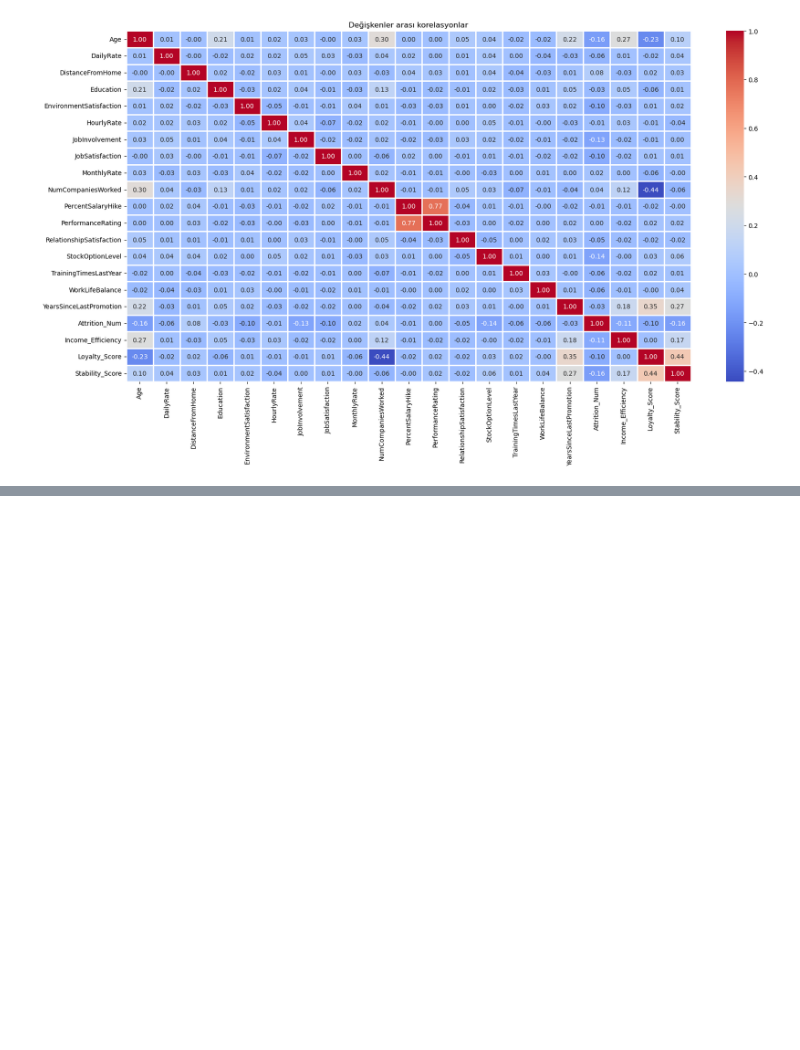
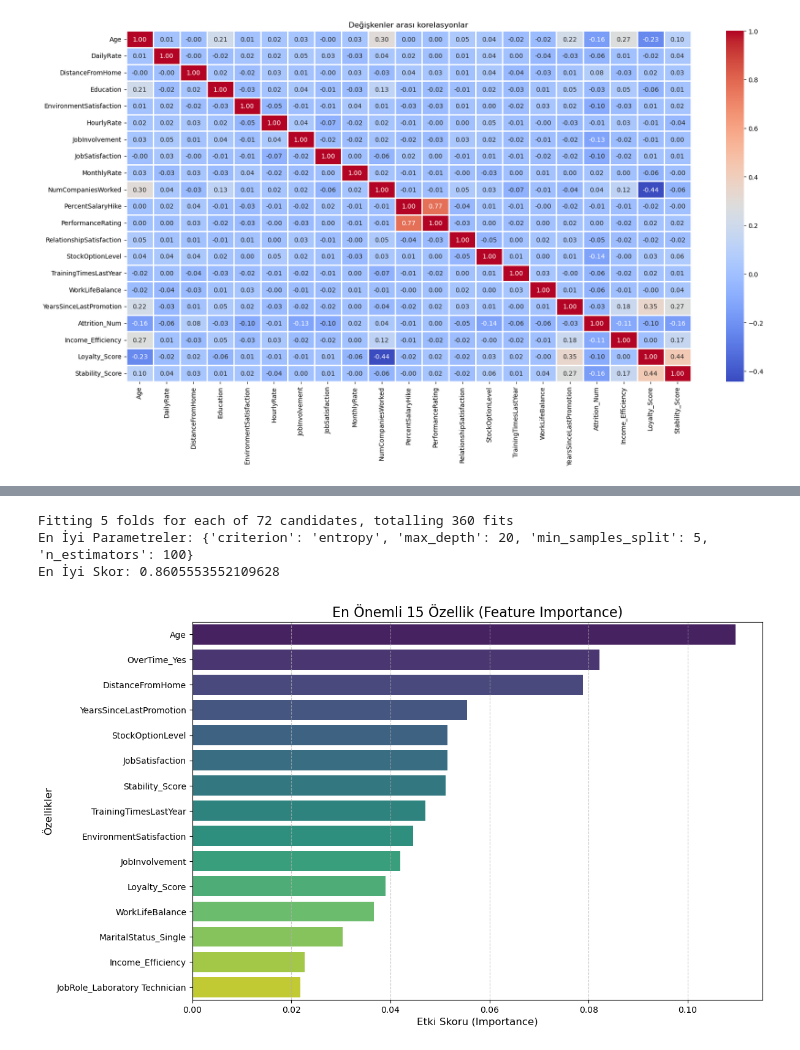
Before and after one commit to HalitBatuhanASLAN/ML_Learning, a Jupyter notebook: TechAcademyKodlar/Proje/HR-Employee-Attrition.ipynb, the cells around one changed output, grey strips where cells are left out. Saved outputs shown, nothing was run; the diff lists cells and outputs as text; code cells hidden in the pictures; blank space fills up the shorter version.

```diff
--- a/TechAcademyKodlar/Proje/Untitled.ipynb
+++ b/TechAcademyKodlar/Proje/HR-Employee-Attrition.ipynb
@@ -458,0 +546,5 @@ plt.show()
+# %%
+X = df.drop("Attrition_Num", axis = 1)
+y = df["Attrition_Num"]
+
+X_train, X_test, y_train, y_test = train_test_split(X,y,test_size= 0.2,random_state = 42)
@@ -458,0 +595,48 @@ plt.show()
+# %%
+rf = RandomForestClassifier(random_state=42)
+grid_search = GridSearchCV(estimator=rf, param_grid=param_grid, cv=5, n_jobs=-1, verbose=2)
+
+# 3. En iyi parametreleri bulmak için eğit
+grid_search.fit(X_train, y_train)
+
+# 4. En iyi sonuçları yazdır
+print("En İyi Parametreler:", grid_search.best_params_)
+print("En İyi Skor:", grid_search.best_score_)
+# %% [output]
+Fitting 5 folds for each of 72 candidates, totalling 360 fits
+En İyi Parametreler: {'criterion': 'entropy', 'max_depth': 20, 'min_samples_split': 5, 'n_estimators': 100}
+En İyi Skor: 0.8605553552109628
+# %%
+# şimdide en iyi sonu için tekrar eğitim ve görselleştirmeler
+import matplotlib.pyplot as plt
+import seaborn as sns
+
+# 1. En iyi parametrelerle modeli eğitmiş olduğunu varsayıyorum
+# best_rf.fit(X_train, y_train)
+
+# 2. Özellik önemlerini al
+importances = best_rf.feature_importances_
+feature_names = X.columns
+feature_importance_df = pd.DataFrame({'Feature': feature_names, 'Importance': importances})
+feature_importance_df = feature_importance_df.sort_values(by='Importance', ascending=False)
+
+# 3. Görselleştirme (Uyarıyı gideren güncel versiyon)
+plt.figure(figsize=(12, 8))
+
+# Hatanın çözümü: y değişkenini hue'ya ata ve legend'ı kapat
+sns.barplot(
+    x='Importance',
+    y='Feature',
+    data=feature_importance_df.head(15),
+    hue='Feature',      # Renklendirmeyi Feature'a göre yap
+    palette='viridis',
+    legend=False        # Gereksiz sağ taraf açıklamasını kaldır
+)
+
+plt.title('En Önemli 15 Özellik (Feature Importance)', fontsize=16)
+plt.xlabel('Etki Skoru (Importance)', fontsize=12)
+plt.ylabel('Özellikler', fontsize=12)
+plt.grid(axis='x', linestyle='--', alpha=0.7) # Daha okunaklı olması için kılavuz çizgileri
+plt.show()
+# %% [output]
+[figure, added]
```
Also changed, not shown: parts of 15 cells of this notebook.
